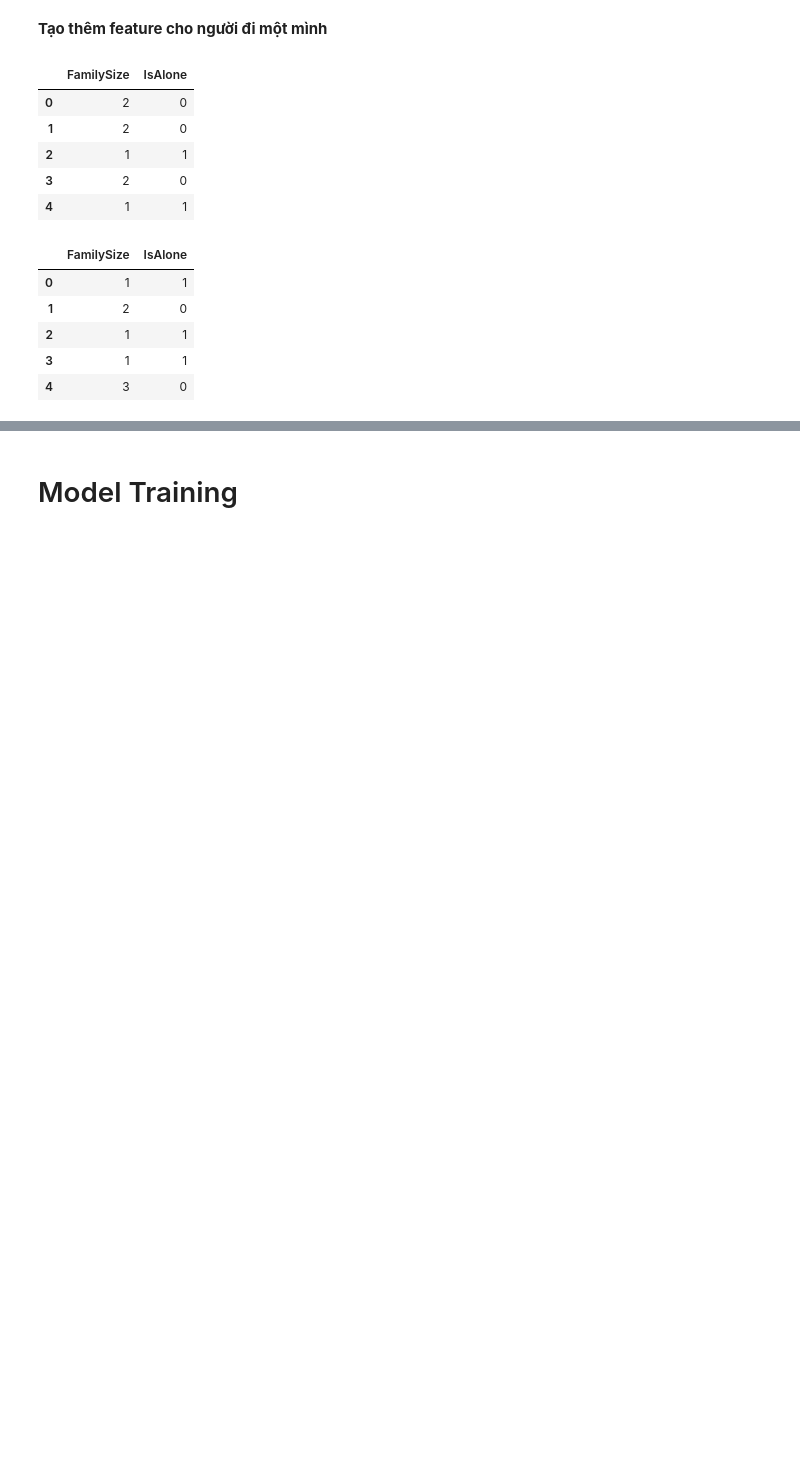
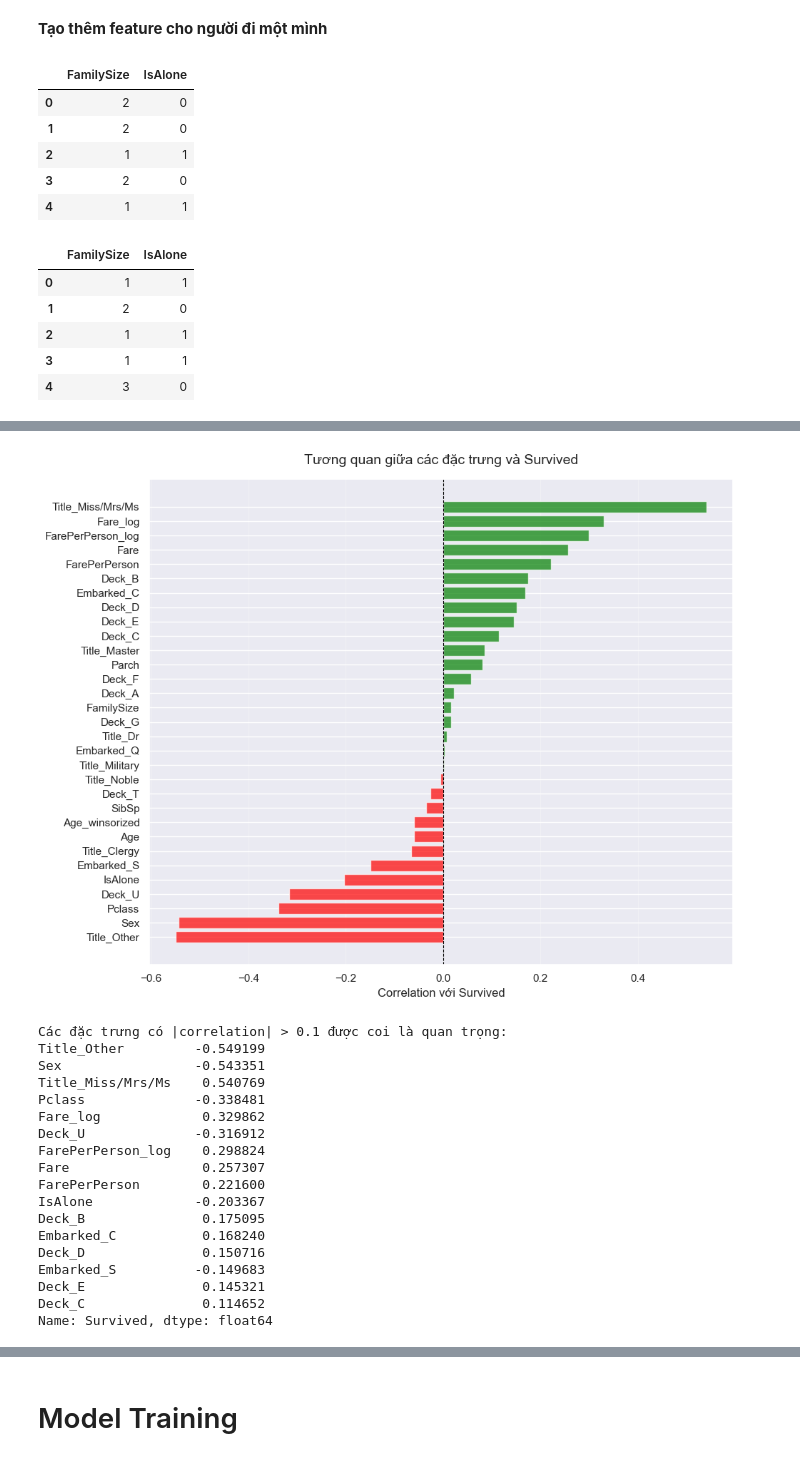
Before and after one commit to Phtzone/SGU25_KPDL_Group, a Jupyter notebook: Challange 1/titanic/titanic.ipynb, the cells around one changed output, grey strips where cells are left out. Drawn from its saved outputs; the diff is of its cells as text; code cells hidden in the pictures; blank space fills up the shorter version.

```diff
--- a/Challange 1/titanic/titanic.ipynb
+++ b/Challange 1/titanic/titanic.ipynb
@@ -569,0 +786,13 @@ display(test_df[['FamilySize', 'IsAlone']].head())
+# %%
+# Chuẩn bị dữ liệu cho phân tích
+# Loại bỏ các cột không cần thiết: PassengerId, Ticket (chưa được xử lý)
+feature_cols = [col for col in train_df.columns
+                if col not in ['PassengerId', 'Survived', 'Ticket']]
+
+# Tạo correlation matrix với target
+correlation_with_target = train_df[feature_cols + ['Survived']].corr()['Survived'].sort_values(ascending=False)
+
+print("Tương quan với Survived (giảm dần):")
+for col, corr in correlation_with_target.items():
+    if col != 'Survived':
+        print(f"{col:30s}: {corr:6.3f}")
@@ -569,0 +817,38 @@ display(test_df[['FamilySize', 'IsAlone']].head())
+# %%
+# Visualize correlation matrix với target
+plt.figure(figsize=(10, 8))
+corr_sorted = correlation_with_target.drop('Survived').sort_values(ascending=True)
+colors = ['red' if x < 0 else 'green' for x in corr_sorted.values]
+
+plt.barh(range(len(corr_sorted)), corr_sorted.values, color=colors, alpha=0.7)
+plt.yticks(range(len(corr_sorted)), corr_sorted.index)
+plt.xlabel('Correlation với Survived', fontsize=12)
+plt.title('Tương quan giữa các đặc trưng và Survived', fontsize=14, pad=15)
+plt.axvline(x=0, color='black', linestyle='--', linewidth=0.8)
+plt.grid(axis='x', alpha=0.3)
+plt.tight_layout()
+plt.show()
+
+print("\nCác đặc trưng có |correlation| > 0.1 được coi là quan trọng:")
+important_features = corr_sorted[abs(corr_sorted) > 0.1]
+print(important_features.sort_values(ascending=False, key=abs))
+# %% [output]
+[figure, added]
+Các đặc trưng có |correlation| > 0.1 được coi là quan trọng:
+Title_Other         -0.549199
+Sex                 -0.543351
+Title_Miss/Mrs/Ms    0.540769
+Pclass              -0.338481
+Fare_log             0.329862
+Deck_U              -0.316912
+FarePerPerson_log    0.298824
+Fare                 0.257307
+FarePerPerson        0.221600
+IsAlone             -0.203367
+Deck_B               0.175095
+Embarked_C           0.168240
+Deck_D               0.150716
+Embarked_S          -0.149683
+Deck_E               0.145321
+Deck_C               0.114652
+Name: Survived, dtype: float64
```
Also changed, not shown: parts of 53 cells of this notebook.
